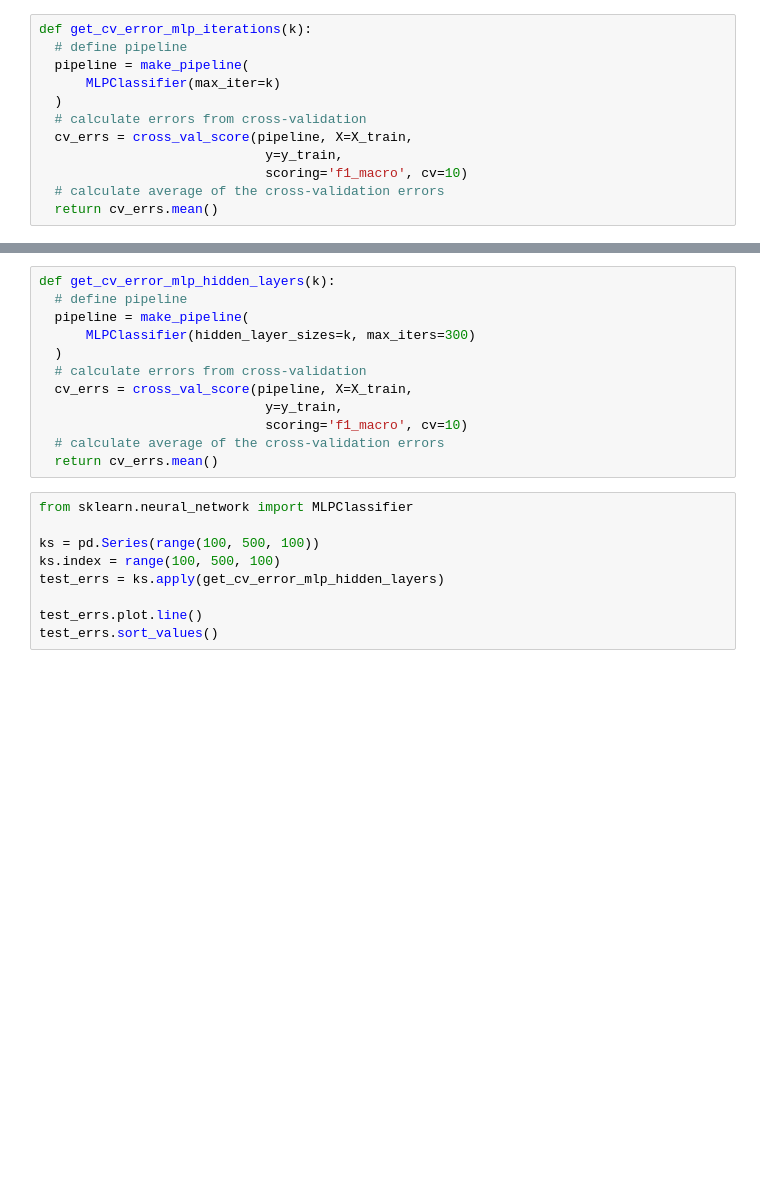
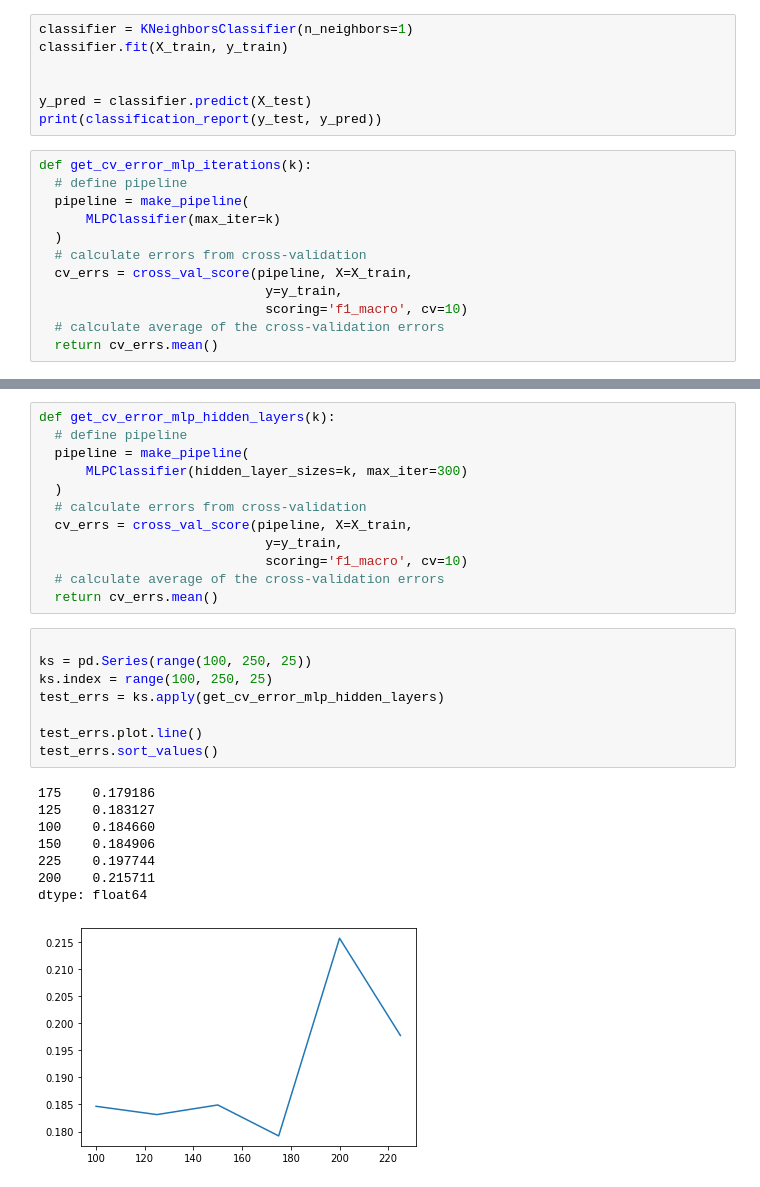
Before and after one commit to John-Blodgett/CSC466-Project, a Jupyter notebook: KNearestClassifier.ipynb, the cells around one changed output, grey strips where cells are left out. Cells and saved outputs as stored; diff of their text form; blank space fills up the shorter version.

```diff
--- a/KNearestClassifier.ipynb
+++ b/KNearestClassifier.ipynb
@@ -106,6 +108,13 @@ test_errs.sort_values()
 1     0.455000
 dtype: float64
 [figure]
+# %%
+classifier = KNeighborsClassifier(n_neighbors=1)
+classifier.fit(X_train, y_train)
+
+
+y_pred = classifier.predict(X_test)
+print(classification_report(y_test, y_pred))
 # %%
 def get_cv_error_mlp_iterations(k):
   # define pipeline
@@ -138,7 +147,7 @@ dtype: float64
 def get_cv_error_mlp_hidden_layers(k):
   # define pipeline
   pipeline = make_pipeline(
-      MLPClassifier(hidden_layer_sizes=k, max_iters=300)
+      MLPClassifier(hidden_layer_sizes=k, max_iter=300)
   )
   # calculate errors from cross-validation
   cv_errs = cross_val_score(pipeline, X=X_train,
@@ -147,11 +156,19 @@ def get_cv_error_mlp_hidden_layers(k):
   # calculate average of the cross-validation errors
   return cv_errs.mean()
 # %%
-from sklearn.neural_network import MLPClassifier
 
-ks = pd.Series(range(100, 500, 100))
-ks.index = range(100, 500, 100)
+ks = pd.Series(range(100, 250, 25))
+ks.index = range(100, 250, 25)
 test_errs = ks.apply(get_cv_error_mlp_hidden_layers)
 
 test_errs.plot.line()
 test_errs.sort_values()
+# %% [output]
+175    0.179186
+125    0.183127
+100    0.184660
+150    0.184906
+225    0.197744
+200    0.215711
+dtype: float64
+[figure, added]
```
Also changed, not shown: parts of 11 cells of this notebook.
